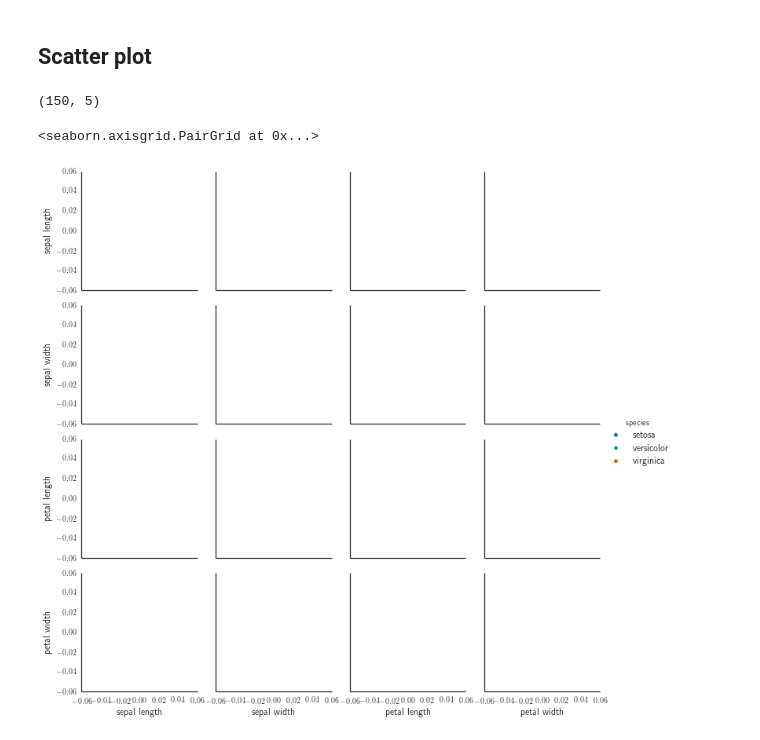
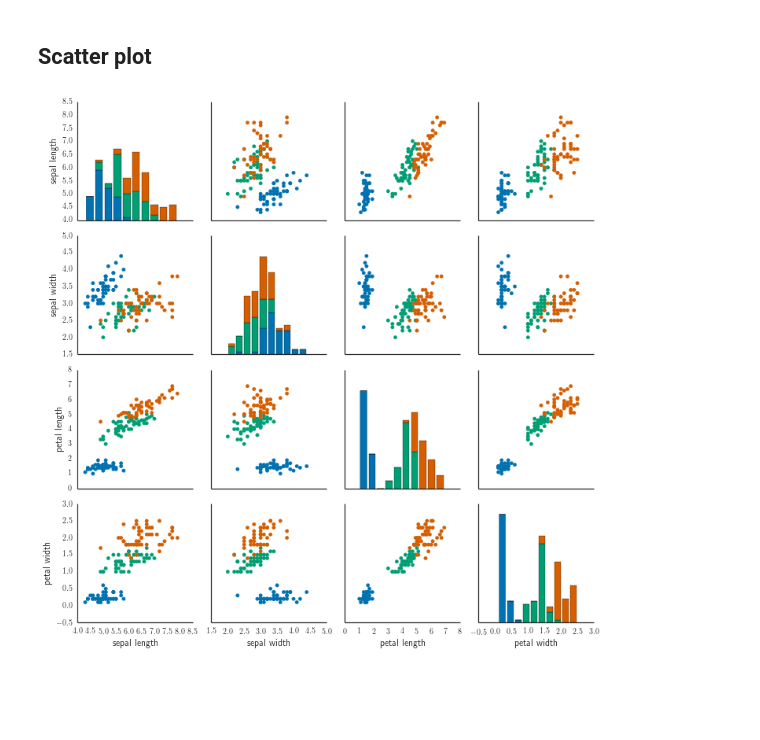
Before and after one commit to catherineverdiergo/MS_BIGDATA2016, a Jupyter notebook: introStat.ipynb, the cells around one changed output. Cells and saved outputs as stored; diff of their text form; code cells hidden in the pictures; blank space fills up the shorter version.

Commit message:
debug scatter plot (database iris)

```diff
--- a/introStat.ipynb
+++ b/introStat.ipynb
@@ -581,18 +583,14 @@ plt.title(debut_titre + r"$ = %.3f$" % corr_mat[0, 1])
 # %%
 import pandas as pd
-sns.set_style("white")
+
 iris = sns.load_dataset("iris")
-print iris.shape
-# Next two line needed for avoiding underscore issues in printing with tex...
 iris_df = pd.DataFrame(iris)
 iris_df.columns = ['sepal length', 'sepal width', 'petal length',
                    'petal width', 'species']
 
 g = sns.PairGrid(iris_df, hue="species", palette="colorblind")
+g.map(plt.scatter, color='white')
 g.map_diag(plt.hist)
-g.map_offdiag(plt.scatter)
-g.add_legend()
+g.map_offdiag(plt.scatter);
 # %% [output]
-(150, 5)
-<seaborn.axisgrid.PairGrid at 0x...>
-[figure, old version]
+[figure, new version]
```
Also changed, not shown: parts of 1 cell of this notebook, 1 other file.
